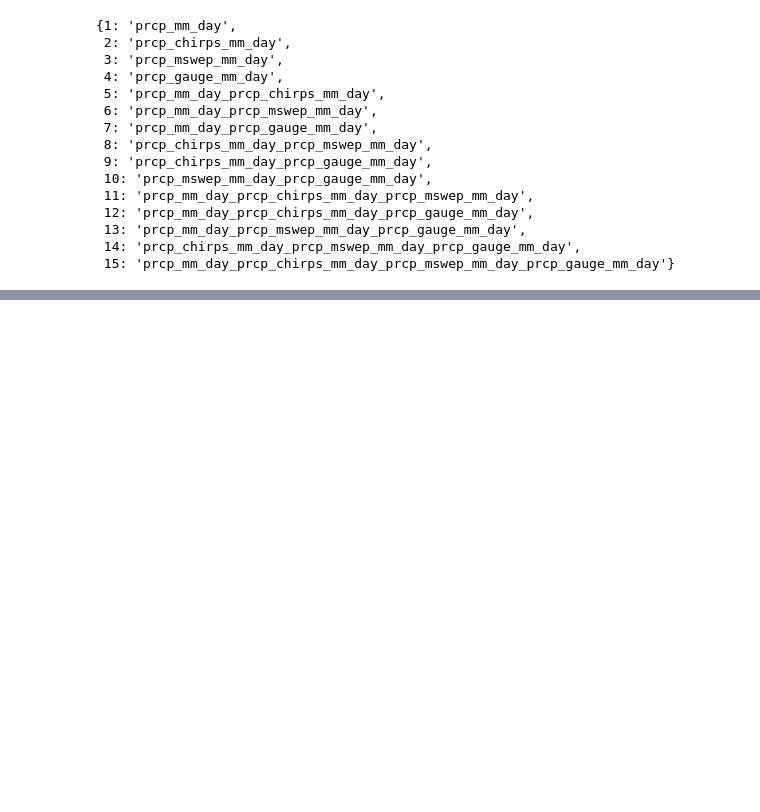
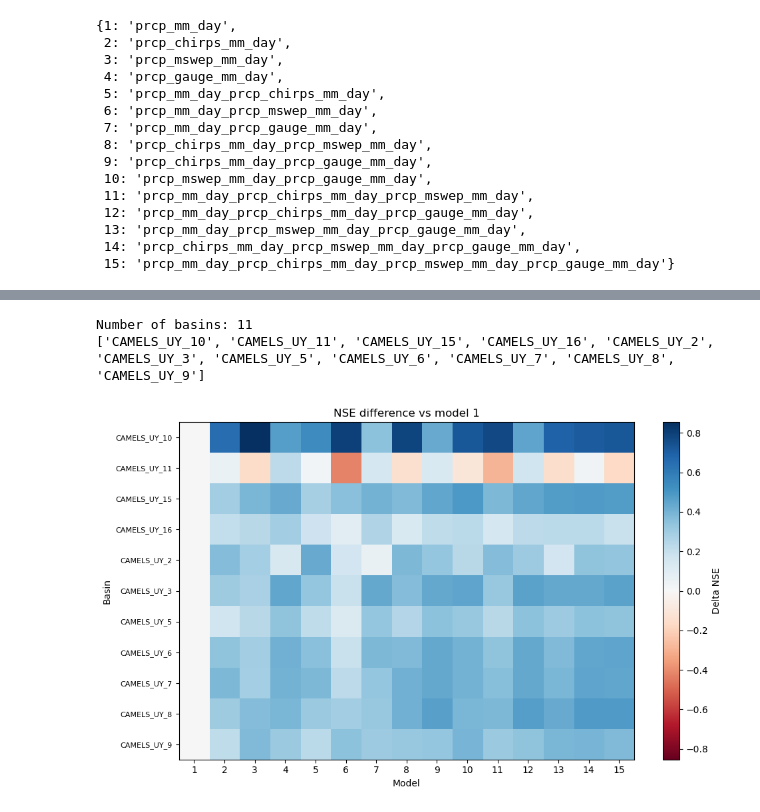
Before and after one commit to DSHydro/NeuralHydrologyAzure, a Jupyter notebook: final_runs/figures.ipynb, the cells around one changed output, grey strips where cells are left out. Cells and saved outputs as stored; diff of their text form; code cells hidden in the pictures; blank space fills up the shorter version.

```diff
--- a/final_runs/figures.ipynb
+++ b/final_runs/figures.ipynb
@@ -1413,0 +1725,49 @@ plt.show()
+# %%
+import matplotlib.pyplot as plt
+from matplotlib.colors import TwoSlopeNorm
+
+# Difference vs first model (column 1)
+nse_diff_df = nse_df.subtract(nse_df.iloc[:, 0], axis=0)
+
+# Full basin list
+basin_numbers = nse_diff_df.index.tolist()
+print(f"Number of basins: {len(basin_numbers)}")
+print(basin_numbers)
+
+# Easy size control: (width, height)
+# Height is set to show all basin labels more clearly
+figsize = (10, max(6, len(basin_numbers) * 0.35))
+
+vals = nse_diff_df.to_numpy()
+lim = max(abs(vals.min()), abs(vals.max()))
+if lim == 0:
+    lim = 1e-6
+
+fig, ax = plt.subplots(figsize=figsize)
+im = ax.imshow(
+    vals,
+    aspect="auto",
+    cmap="RdBu",
+    norm=TwoSlopeNorm(vmin=-lim, vcenter=0, vmax=lim),
+)
+
+ax.set_xticks(range(nse_diff_df.shape[1]))
+ax.set_xticklabels(nse_diff_df.columns)
+
+# Show all basins on y-axis
+ax.set_yticks(range(nse_diff_df.shape[0]))
+ax.set_yticklabels(basin_numbers, fontsize=8)
+
+ax.set_xlabel("Model")
+ax.set_ylabel("Basin")
+ax.set_title(f"NSE difference vs model {nse_df.columns[0]}")
+
+fig.colorbar(im, ax=ax, label="Delta NSE")
+plt.tight_layout()
+plt.show()
+
+# nse_diff_df.head()
+# %% [output]
+Number of basins: 11
+['CAMELS_UY_10', 'CAMELS_UY_11', 'CAMELS_UY_15', 'CAMELS_UY_16', 'CAMELS_UY_2', 'CAMELS_UY_3', 'CAMELS_UY_5', 'CAMELS_UY_6', 'CAMELS_UY_7', 'CAMELS_UY_8', 'CAMELS_UY_9']
+[figure, added]
```
Also changed, not shown: parts of 11 cells of this notebook.
